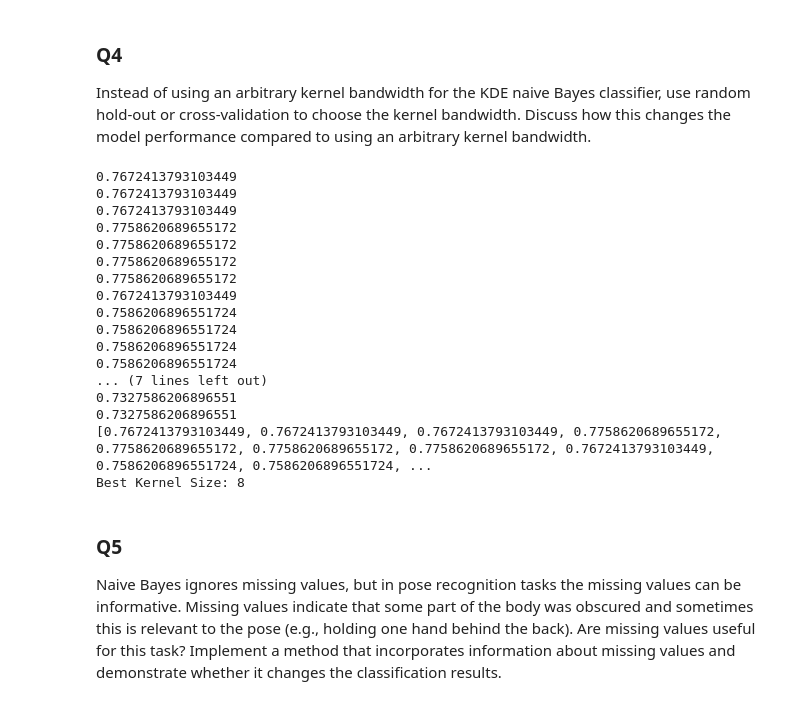
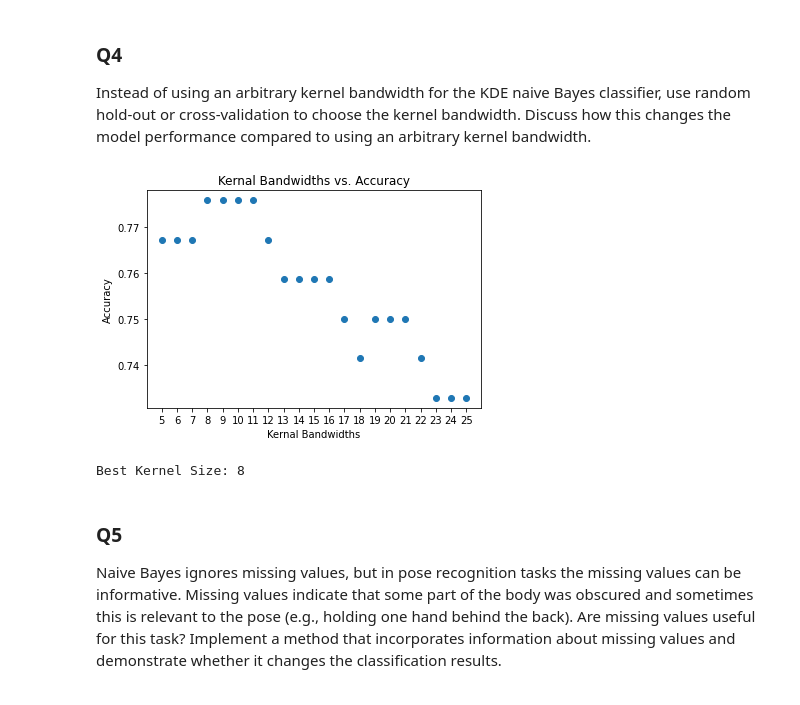
Before and after one commit to ilaylow/ML_Project_1, a Jupyter notebook: project1.ipynb, the cells around one changed output. Cells and saved outputs as stored; diff of their text form; code cells hidden in the pictures.

```diff
--- a/project1.ipynb
+++ b/project1.ipynb
@@ -523,45 +541,36 @@ Instead of using an arbitrary kernel bandwidth for the KDE naive Bayes classifie
 # %%
 # Performing random hold out, we use the initial split of data given to us: train.csv and test.csv
 
 def determine_best_kernel(train_X, train_Y, test_X, test_Y):
     score_list = []
 
     # Calculate the accuracy score for a range of kernel sizes from 5 to 25
     for std_dev in range(5, 26):
         score = 0
         _, label_prob_dict, group_data = train(train_X, train_Y)
         KDE_predictions = predict_with_KDE(test_X, label_prob_dict, std_dev, group_data)
         score = evaluate(test_Y, KDE_predictions)
 
         # Append our accuracy scores to a list
-        print(score)
         score_list.append(score)
 
-    print(score_list)
+
+    # Plot the kernal bandwidths with their accuracies to find the best bandwidth
+    plt.scatter([i for i in range(5, 26)], score_list)
+    plt.xlabel("Kernal Bandwidths")
+    plt.xticks(range(5, 26))
+    plt.ylabel("Accuracy")
+    plt.title("Kernal Bandwidths vs. Accuracy")
+    plt.show()
 
     # Get the index of the best score to determine the best kernel size
     best_kernel = np.argmax(score_list) + 5
     return best_kernel
 
 best_kernel_size = determine_best_kernel(train_X, train_Y, test_X, test_Y)
 print(f"Best Kernel Size: {best_kernel_size}")
 # %% [output]
+[figure, added]
-0.7672413793103449
-0.7672413793103449
-0.7672413793103449
-0.7758620689655172
-0.7758620689655172
-0.7758620689655172
-0.7758620689655172
-0.7672413793103449
-0.7586206896551724
-0.7586206896551724
-0.7586206896551724
-0.7586206896551724
-... (7 lines left out)
-0.7327586206896551
-0.7327586206896551
-[0.7672413793103449, 0.7672413793103449, 0.7672413793103449, 0.7758620689655172, 0.7758620689655172, 0.7758620689655172, 0.7758620689655172, 0.7672413793103449, 0.7586206896551724, 0.7586206896551724, ...
 Best Kernel Size: 8
 # %% [markdown]
 ### Q5
```
Also changed, not shown: parts of 5 cells of this notebook, 2 other files.
